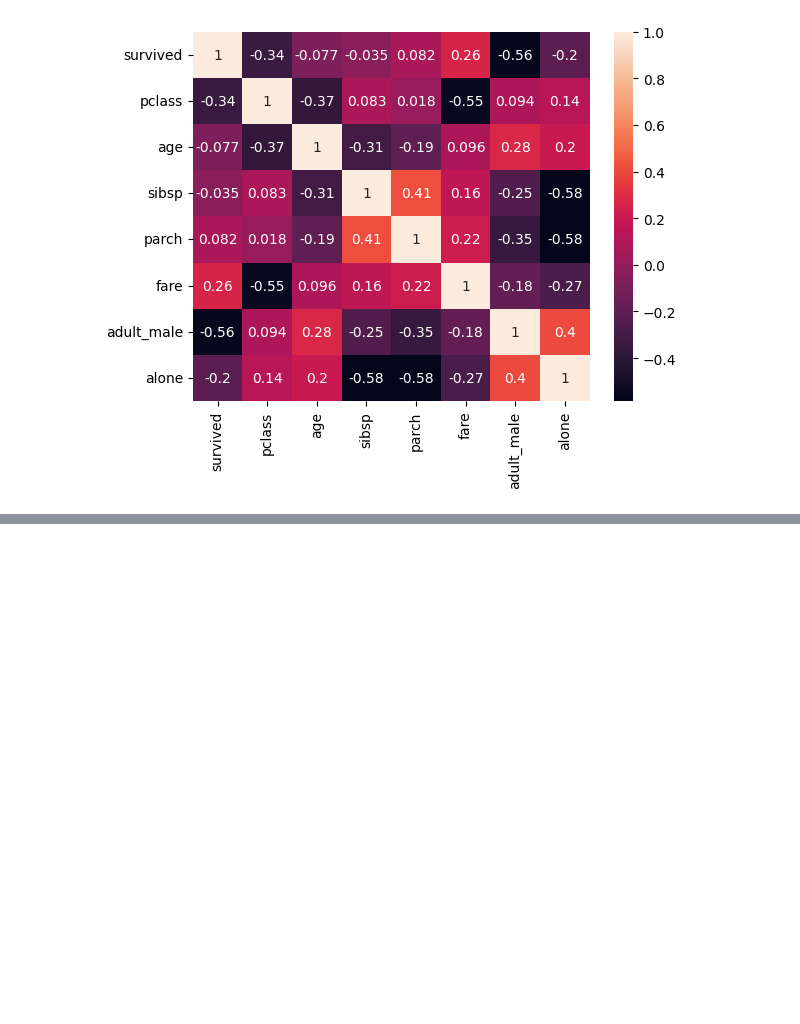
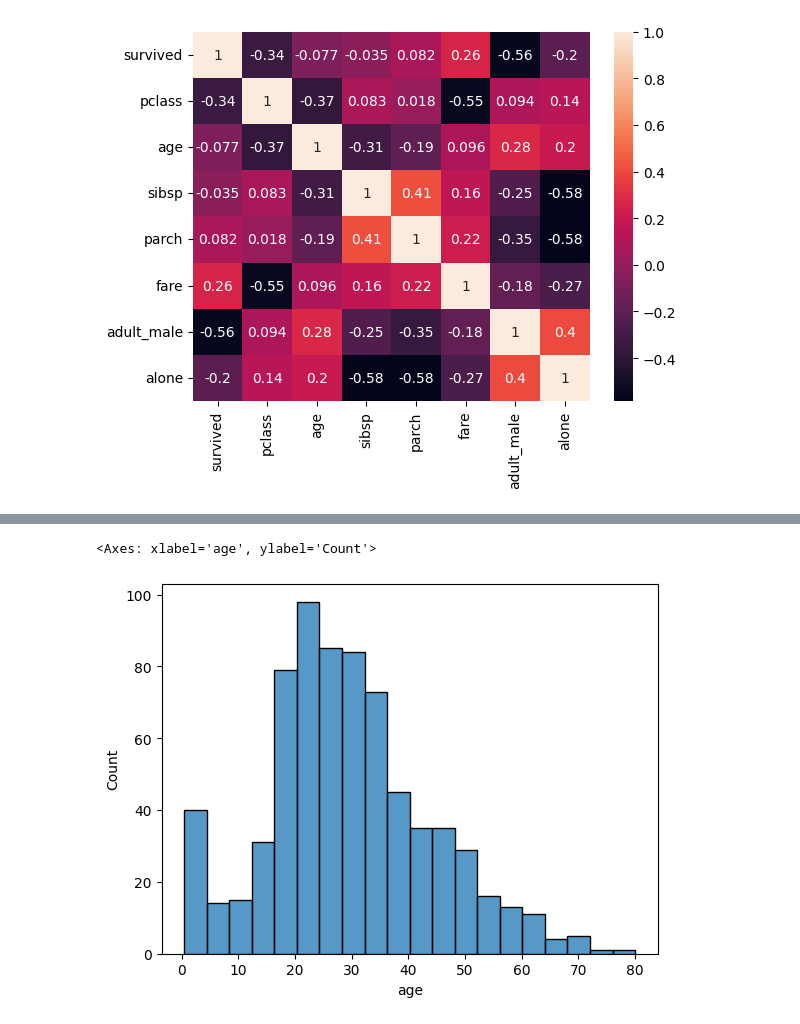
Before and after one commit to Sudhanshugupta26/pandas_code, a Jupyter notebook: pandas2.ipynb, the cells around one changed output, grey strips where cells are left out. Cells and saved outputs as stored; diff of their text form; code cells hidden in the pictures; blank space fills up the shorter version.

```diff
--- a/pandas2.ipynb
+++ b/pandas2.ipynb
@@ -23,0 +29,5 @@ sns.heatmap(df.corr(),annot=True)
+# %%
+sns.histplot(df,x="age")
+# %% [output]
+<Axes: xlabel='age', ylabel='Count'>
+[figure, added]
```
Also changed, not shown: parts of 1 cell of this notebook.
